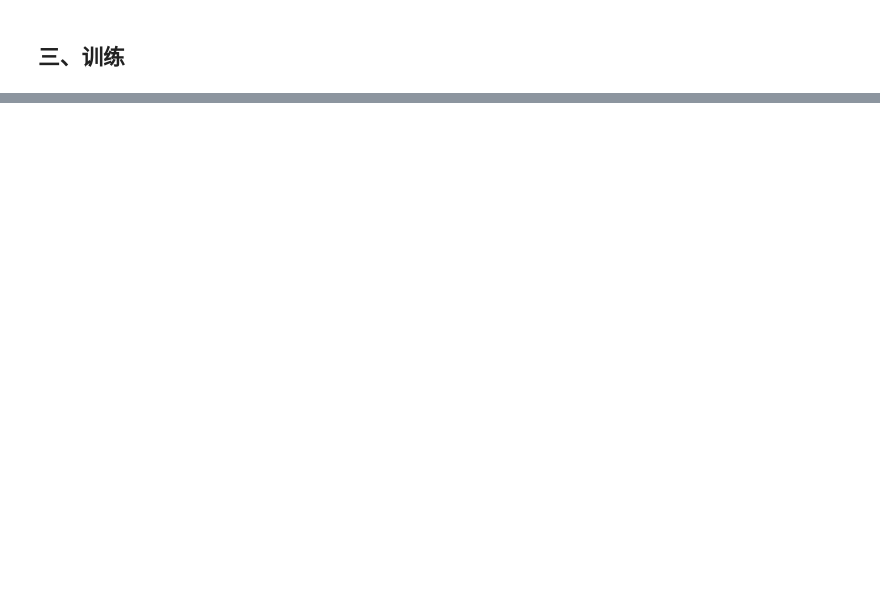
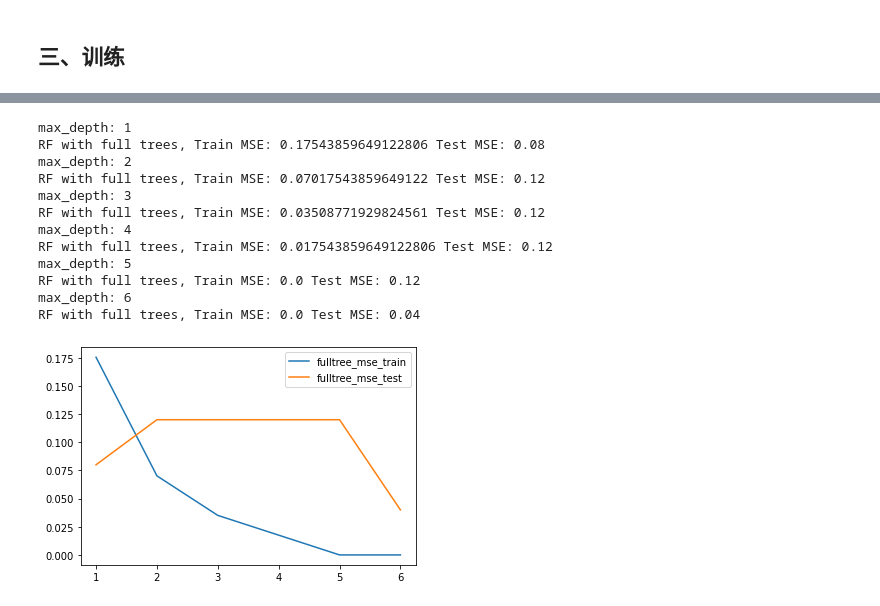
Before and after one commit to WangMole/Project, a Jupyter notebook: project.ipynb, the cells around one changed output, grey strips where cells are left out. Saved outputs shown, nothing was run; the diff lists cells and outputs as text; code cells hidden in the pictures; blank space fills up the shorter version.

```diff
--- a/project.ipynb
+++ b/project.ipynb
@@ -199,0 +389,58 @@ df_normal_data_sdv
+# %%
+from sklearn.ensemble import RandomForestClassifier
+from sklearn.metrics import mean_squared_error
+
+# rf = RandomForestClassifier()
+# rf.fit(data_DF_X_train,data_DF_Y_train)
+
+# 满树，训练集、测试集的MSE
+def fulltree_RF(X_train, X_test, y_train, y_test, md):
+    rf = RandomForestClassifier(n_estimators=27, max_depth=md)
+    rf.fit(X_train, y_train)
+    y_train_predicted = rf.predict(X_train)
+    y_test_predicted_full_trees = rf.predict(X_test)
+    mse_train = mean_squared_error(y_train, y_train_predicted)
+    mse_test = mean_squared_error(y_test, y_test_predicted_full_trees)
+    print("max_depth:", md)
+    print("RF with full trees, Train MSE: {} Test MSE: {}".format(mse_train, mse_test))
+    return mse_train, mse_test
+
+# 修剪过的树，训练集、测试集的MSE
+# def prunedtree_RF(X_train, X_test, y_train, y_test, md):
+#     rf = RandomForestClassifier(n_estimators=27, max_depth=md, min_samples_leaf=3)
+#     rf.fit(X_train, y_train)
+#     y_train_predicted = rf.predict(X_train)
+#     y_test_predicted_pruned_trees = rf.predict(X_test)
+#     mse_train = mean_squared_error(y_train, y_train_predicted)
+#     mse_test = mean_squared_error(y_test, y_test_predicted_pruned_trees)
+#     print("RF with pruned trees, Train MSE: {} Test MSE: {}".format(mse_train, mse_test))
+# %%
+# 原数据在当max_depth不同时的MSE
+ls_fulltree_mse_train = []
+ls_fulltree_mse_test = []
+
+for md in range(1,7):
+    fulltree_mse_train,fulltree_mse_test = fulltree_RF(data_DF_X_train, data_DF_X_test, data_DF_Y_train, data_DF_Y_test,md)
+    ls_fulltree_mse_train.append(fulltree_mse_train)
+    ls_fulltree_mse_test.append(fulltree_mse_test)
+#     prunedtree_RF(data_DF_X_train, data_DF_X_test, data_DF_Y_train, data_DF_Y_test,md)
+
+# plt.figure(figsize=[20,5])
+plt.plot(range(1,7),ls_fulltree_mse_train,label = "fulltree_mse_train")
+plt.plot(range(1,7),ls_fulltree_mse_test,label = "fulltree_mse_test")
+plt.legend()
+plt.show()
+# %% [output]
+max_depth: 1
+RF with full trees, Train MSE: 0.17543859649122806 Test MSE: 0.08
+max_depth: 2
+RF with full trees, Train MSE: 0.07017543859649122 Test MSE: 0.12
+max_depth: 3
+RF with full trees, Train MSE: 0.03508771929824561 Test MSE: 0.12
+max_depth: 4
+RF with full trees, Train MSE: 0.017543859649122806 Test MSE: 0.12
+max_depth: 5
+RF with full trees, Train MSE: 0.0 Test MSE: 0.12
+max_depth: 6
+RF with full trees, Train MSE: 0.0 Test MSE: 0.04
+[figure, added]
```
Also changed, not shown: parts of 25 cells of this notebook.
